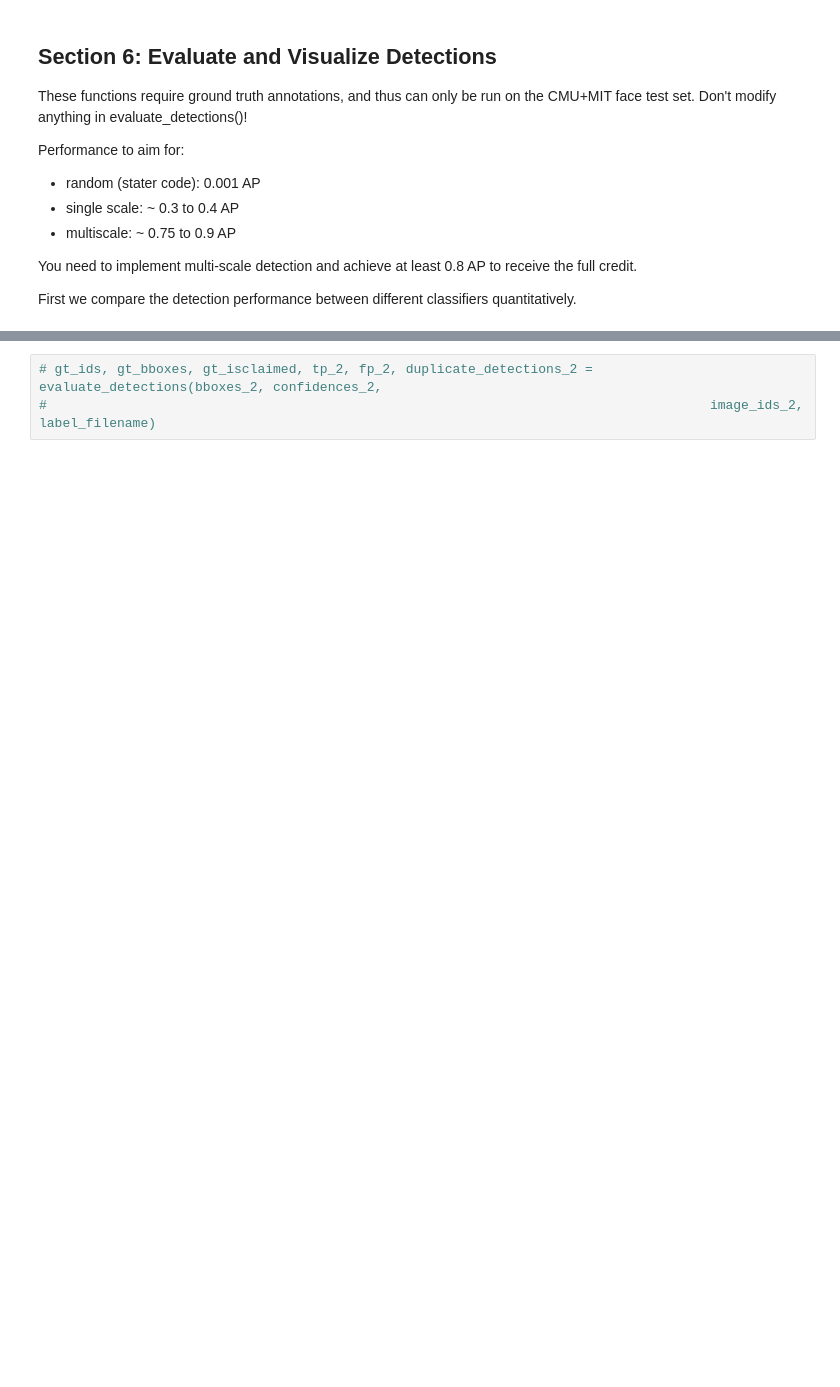
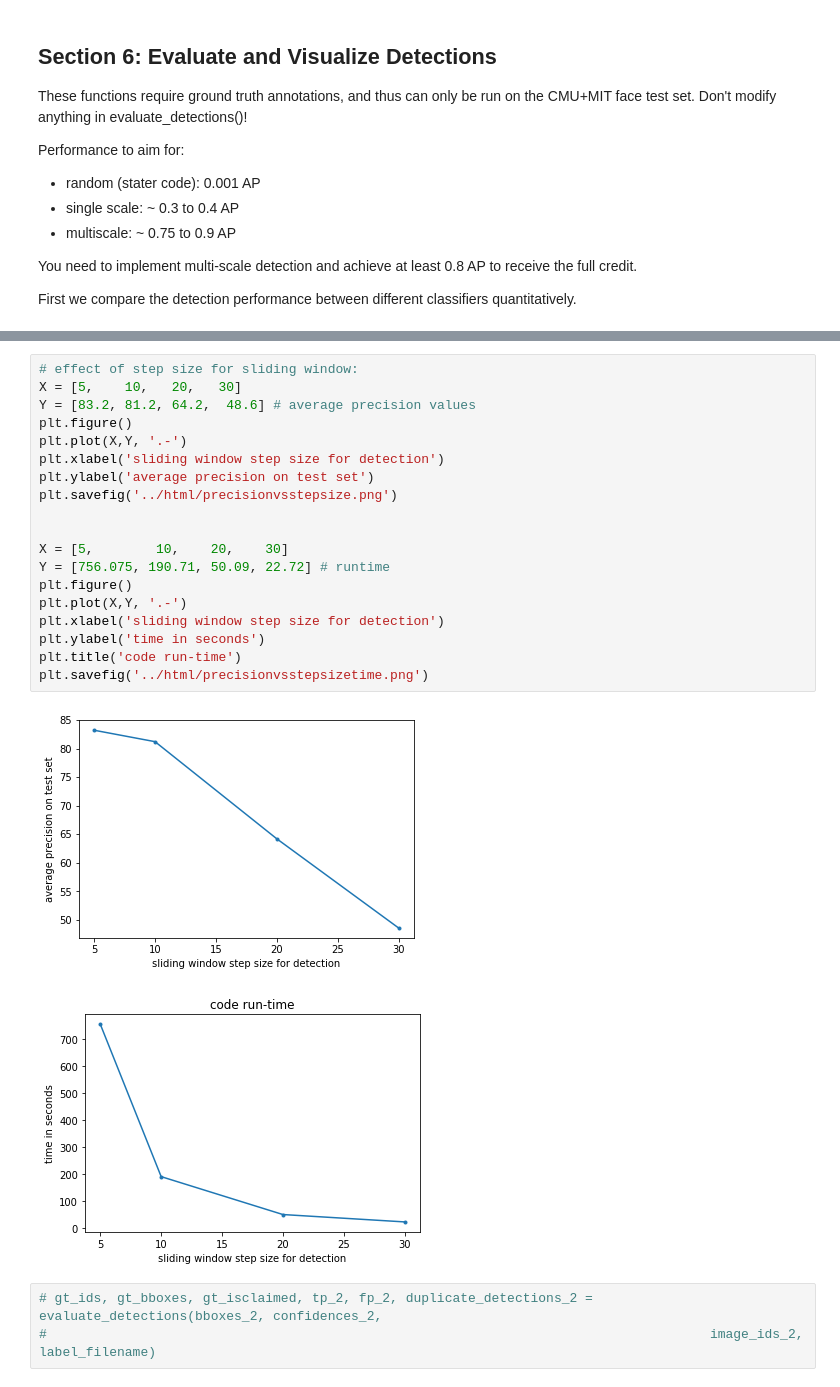
Before and after one commit to mpereira30/CS6476_code, a Jupyter notebook: 5_Face_Detection/code/proj5.ipynb, the cells around one changed output, grey strips where cells are left out. Drawn from its saved outputs; the diff is of its cells as text; blank space fills up the shorter version.

```diff
--- a/5_Face_Detection/code/proj5.ipynb
+++ b/5_Face_Detection/code/proj5.ipynb
@@ -170,3 +173,25 @@ gt_ids, gt_bboxes, gt_isclaimed, tp, fp, duplicate_detections = evaluate_detecti
+# %%
+# effect of step size for sliding window:
+X = [5,    10,   20,   30]
+Y = [83.2, 81.2, 64.2,  48.6] # average precision values
+plt.figure()
+plt.plot(X,Y, '.-')
+plt.xlabel('sliding window step size for detection')
+plt.ylabel('average precision on test set')
+plt.savefig('../html/precisionvsstepsize.png')
+
+
+X = [5,        10,    20,    30]
+Y = [756.075, 190.71, 50.09, 22.72] # runtime
+plt.figure()
+plt.plot(X,Y, '.-')
+plt.xlabel('sliding window step size for detection')
+plt.ylabel('time in seconds')
+plt.title('code run-time')
+plt.savefig('../html/precisionvsstepsizetime.png')
+# %% [output]
+[figure, added]
+[figure, added]
 # %%
 # gt_ids, gt_bboxes, gt_isclaimed, tp_2, fp_2, duplicate_detections_2 = evaluate_detections(bboxes_2, confidences_2,
 #                                                                                     image_ids_2, label_filename)
```
Also changed, not shown: parts of 12 cells of this notebook, 22 other files.
